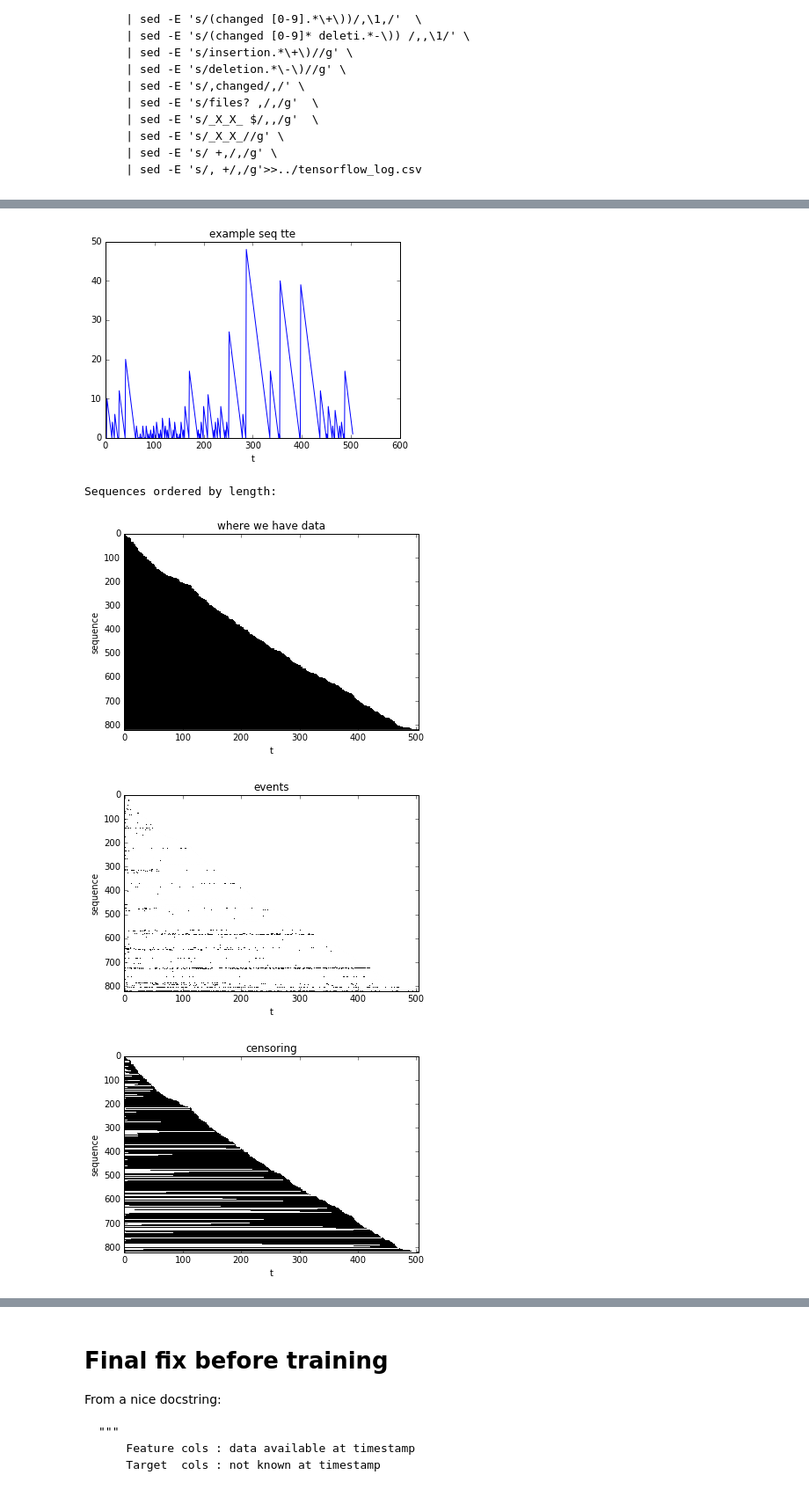
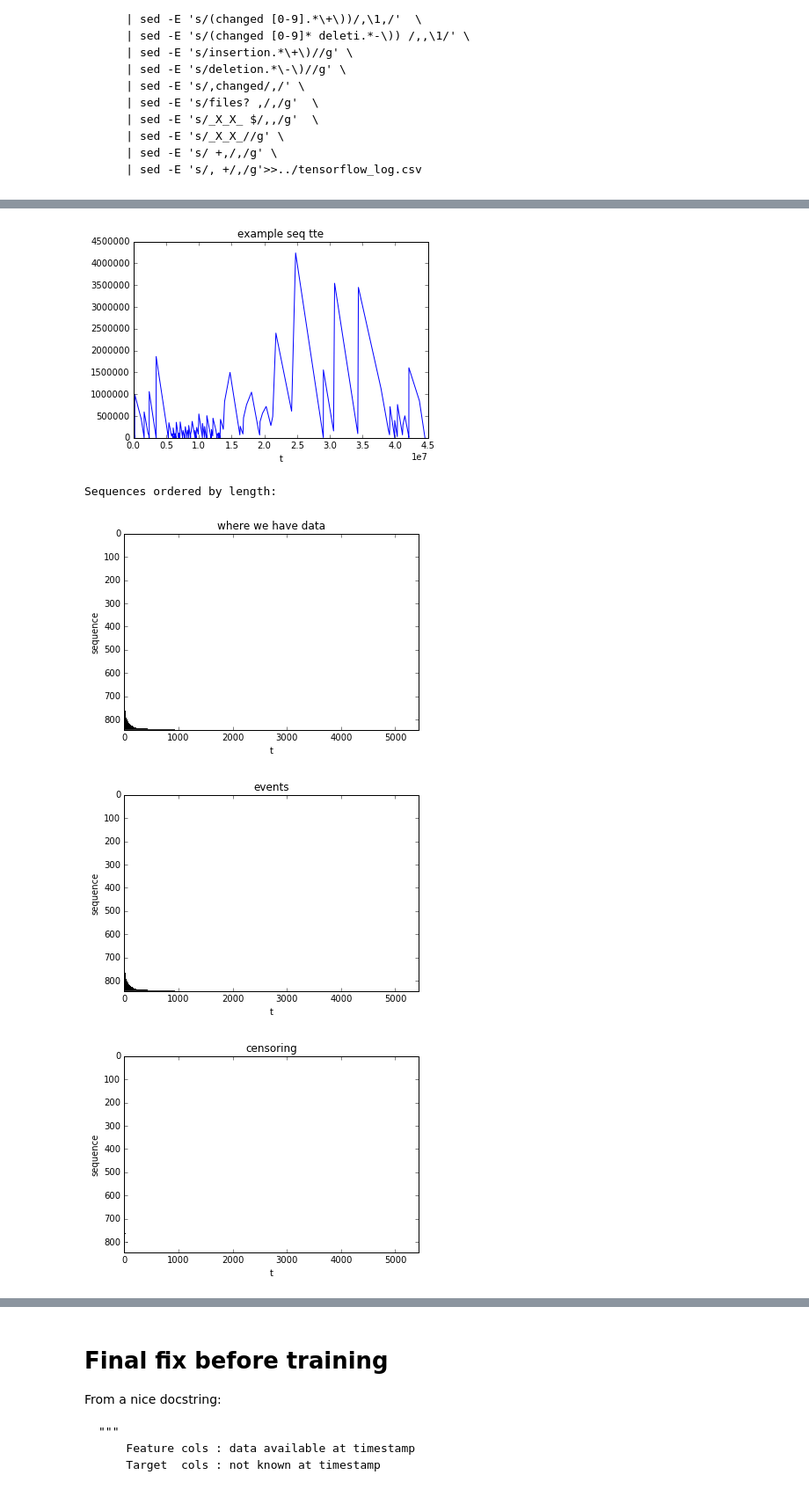
Before and after one commit to ragulpr/wtte-rnn, a Jupyter notebook: python/examples/data_pipeline/data_pipeline.ipynb, the cells around one changed output, grey strips where cells are left out. Shown at 88% size. Drawn from its saved outputs; the diff is of its cells as text; code cells hidden in the pictures.

Commit message:
cleanup,
- is_discrete as param renamed discrete_time
- added a test structure

```diff
--- a/python/examples/data_pipeline/data_pipeline.ipynb
+++ b/python/examples/data_pipeline/data_pipeline.ipynb
@@ -104,12 +112,12 @@ df
 abs_time_col='dt'
 # t  = elapsed time, local timestep i.e 0,1,2,10,...
 t_col = 't_elapsed'
-is_discrete = True
+discrete_time = False
 # Does the explicit rows in dataset cover each sequence whole life?
 sequences_terminated = False
 numeric_cols = ["n_commits","files_changed", "lines_inserted","lines_deleted"]
 
-if is_discrete:
+if discrete_time:
     # Convert nanosec to date
     df[abs_time_col] = pd.to_datetime(df['time_sec'],unit='s').dt.date
     # Last timestep may be incomplete/not fully measured so drop it.
@@ -132,7 +140,7 @@ df['event'] =  (df.n_commits>0).astype(int)
 if not sequences_terminated:
     # Assuming each sequence has its own start and is not terminated by last event:
     # Add last time that we knew the sequence was 'alive'.
-    df = tte.df_join_in_endtime(df,
+    df = tr.df_join_in_endtime(df,
                per_id_cols=[id_col,'author_name'],
                abs_time_col=abs_time_col,nanfill_val = 0)
     # Warning: fills unseen timesteps with 0
@@ -140,7 +148,7 @@ if not sequences_terminated:
 # Add "elapsed time" t_elapsed = 0,3,99,179,.. for each user.
 df[t_col] = df.groupby([id_col], group_keys=False).apply(lambda g: g.dt-g.dt.min())
 
-if is_discrete:
+if discrete_time:
     # Make it a well-behaved integer:
     # infer the discrete stepsize as the first component of the timedelta
     df[t_col] = df[t_col].dt.components.ix[:,0]
@@ -168,17 +176,18 @@ df
-# %%
-events = tte.df_to_padded(df,['event'],t_col=t_col).squeeze()
-if is_discrete:
-#    padded_t = np.ones_like(events).cumsum(axis=1)-1
-    padded_t = None
-else:
-    padded_t = tte.df_to_padded(df,['t_elapsed'],t_col=t_col).squeeze()
-
-padded_tte = tte.padded_events_to_tte(events,is_discrete=is_discrete,t_elapsed=padded_t)
-padded_u = tte.padded_events_to_not_censored(events,is_discrete)
-
-seq_lengths = (False==np.isnan(events)).sum(1)
 # %%
-if is_discrete:
+events = tr.df_to_padded(df,['event'],t_col=t_col).squeeze()
+if discrete_time:
+#    padded_t = np.ones_like(events).cumsum(axis=1)-1
+    padded_t = None
+else:
+    padded_t = tr.df_to_padded(df,['t_elapsed'],t_col=t_col).squeeze()
+
+padded_tte = tr.padded_events_to_tte(events,discrete_time=discrete_time,t_elapsed=padded_t)
+padded_u = tr.padded_events_to_not_censored(events,discrete_time)
+
+seq_lengths = (False==np.isnan(events)).sum(1)
+
+
+if discrete_time:
     plt.plot(padded_tte[0,:])
 else:
     plt.plot(padded_t[0,:],padded_tte[0,:])
@@ -204,39 +213,39 @@ plt.ylabel('sequence');plt.xlabel('t');
 plt.show()
 
 plt.imshow(padded_tte[:,:][m,:],interpolation='none', aspect='auto',cmap='Greys')
 plt.title('TTE')
 plt.ylabel('sequence');plt.xlabel('t');
 plt.show()
 
 print('Fixed on a timeline (not necessary but cool):')
-if is_discrete:
+if discrete_time:
     user_starttimes = df[['id','dt',]].groupby('id').aggregate('min')['dt']
 
-    padded = tte.df_to_padded(df,['event'],t_col = t_col)
+    padded = tr.df_to_padded(df,['event'],t_col = t_col)
     padded = padded[:,:,0]
 
-    padded_timelines,_,_ = tte.padded_to_timelines(padded,user_starttimes)
+    padded_timelines,_,_ = tr.padded_to_timelines(padded,user_starttimes)
 
-    fig,ax=tte.plot_timeline(padded_timelines)
+    fig,ax=tr.plot_timeline(padded_timelines)
 
     plt.show()
     plt.plot(np.nansum(padded_timelines,0),drawstyle='steps-post')
     plt.title('events/day')
     plt.show()
 
     plt.plot(np.nanmean(padded_timelines,0),drawstyle='steps-post')
     plt.title('events/user')
     plt.show()
     del padded
 else:
     # TODO scale_x_discrete and pixelize events
     df.plot(kind='scatter', x='dt', y='id',s=0.1)
     plt.title('events')
     plt.xlabel('user id')
     plt.show()
 # %% [output]
-[figure, old version]
+[figure, new version]
 Sequences ordered by length:
-[figure, old version]
+[figure, new version]
-[figure, old version]
+[figure, new version]
-[figure, old version]
+[figure, new version]
```
Also changed, not shown: parts of 11 cells of this notebook, 5 other files.
